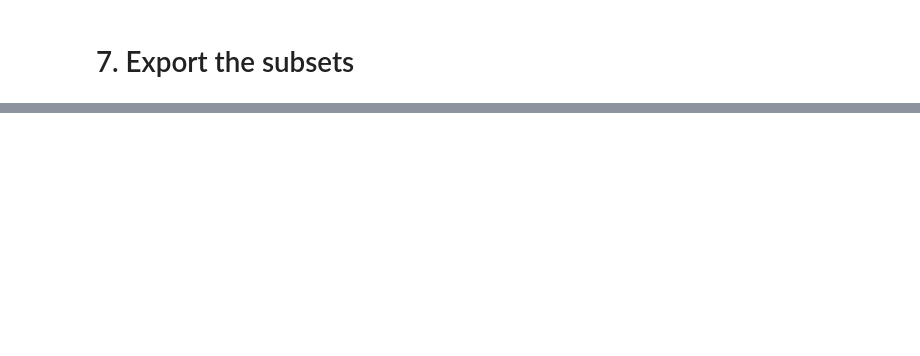
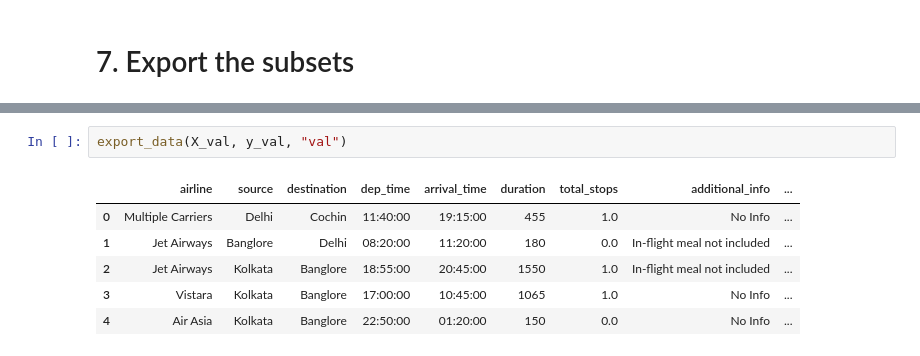
Before and after one commit to mursaleen-sengr/Flight-_price_prediction_using_AWSSagemaker, a Jupyter notebook: notebook/eda.ipynb, the cells around one changed output, grey strips where cells are left out. Cells and saved outputs as stored; diff of their text form; blank space fills up the shorter version.

```diff
--- a/notebook/eda.ipynb
+++ b/notebook/eda.ipynb
@@ -248,0 +543,9 @@ dtype: object
+# %%
+export_data(X_val, y_val, "val")
+# %% [output]
+|  | airline | source | destination | dep_time | arrival_time | duration | total_stops | additional_info | ... |
+| 0 | Multiple Carriers | Delhi | Cochin | 11:40:00 | 19:15:00 | 455 | 1.0 | No Info | ... |
+| 1 | Jet Airways | Banglore | Delhi | 08:20:00 | 11:20:00 | 180 | 0.0 | In-flight meal not included | ... |
+| 2 | Jet Airways | Kolkata | Banglore | 18:55:00 | 20:45:00 | 1550 | 1.0 | In-flight meal not included | ... |
+| 3 | Vistara | Kolkata | Banglore | 17:00:00 | 10:45:00 | 1065 | 1.0 | No Info | ... |
+| 4 | Air Asia | Kolkata | Banglore | 22:50:00 | 01:20:00 | 150 | 0.0 | No Info | ... |
```
Also changed, not shown: parts of 27 cells of this notebook, 3 other files.
